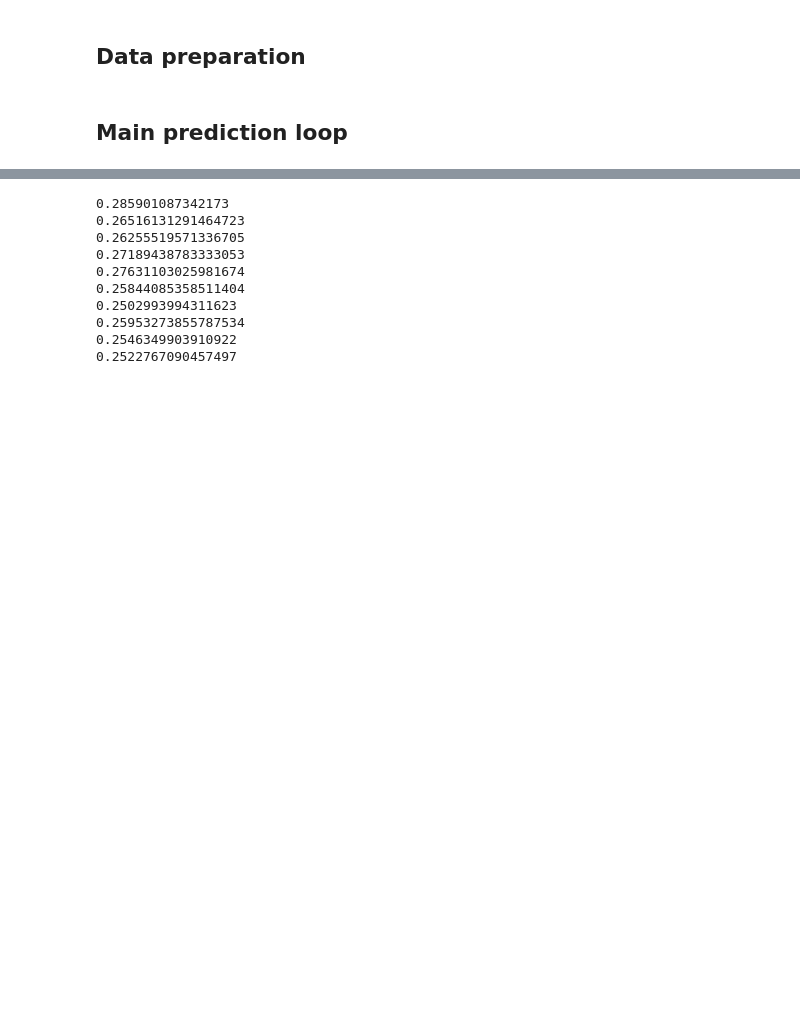
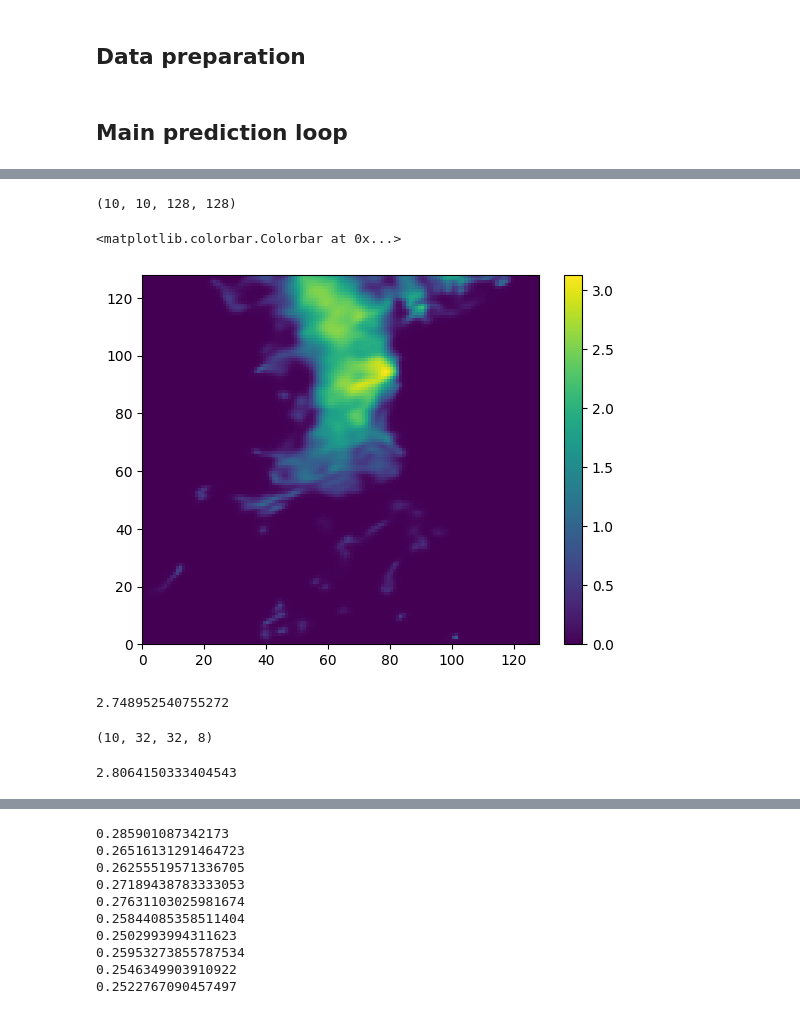
Before and after one commit to yingkaisha/MRMS_diffusion_bridge, a Jupyter notebook: CNN02_LDM_with_resize_prediction_test.ipynb, the cells around one changed output, grey strips where cells are left out. Saved outputs shown, nothing was run; the diff lists cells and outputs as text; code cells hidden in the pictures; blank space fills up the shorter version.

```diff
--- a/CNN02_LDM_with_resize_prediction_test.ipynb
+++ b/CNN02_LDM_with_resize_prediction_test.ipynb
@@ -106,7 +106,7 @@ N_atten2 = np.sum(right_attention)
 
 load_weights = True # True: load previous weights
 # location of the previous weights
-model_name = '/glade/work/ksha/GAN/models/LDM_resize{}-{}_res{}_tune5/'.format(
+model_name = '/glade/work/ksha/GAN/models/LDM_resize{}-{}_res{}_tune10/'.format(
     N_atten1, N_atten2, num_res_blocks)
 
 lr = 0
@@ -538,0 +558,22 @@ LDM prediction starts ...
+# %%
+MRMS_pred.shape
+# %% [output]
+(10, 10, 128, 128)
+# %%
+plt.pcolormesh(MRMS_pred[0, 0, ...])
+plt.colorbar()
+# %% [output]
+<matplotlib.colorbar.Colorbar at 0x...>
+[figure, added]
+# %%
+np.max(Y_pred)
+# %% [output]
+2.748952540755272
+# %%
+dict_save['LDM_latent_MRMS'].shape
+# %% [output]
+(10, 32, 32, 8)
+# %%
+np.max(dict_save['LDM_latent'][0, ..., 0])
+# %% [output]
+2.8064150333404543
```
Also changed, not shown: parts of 3 cells of this notebook, 1 other file.
